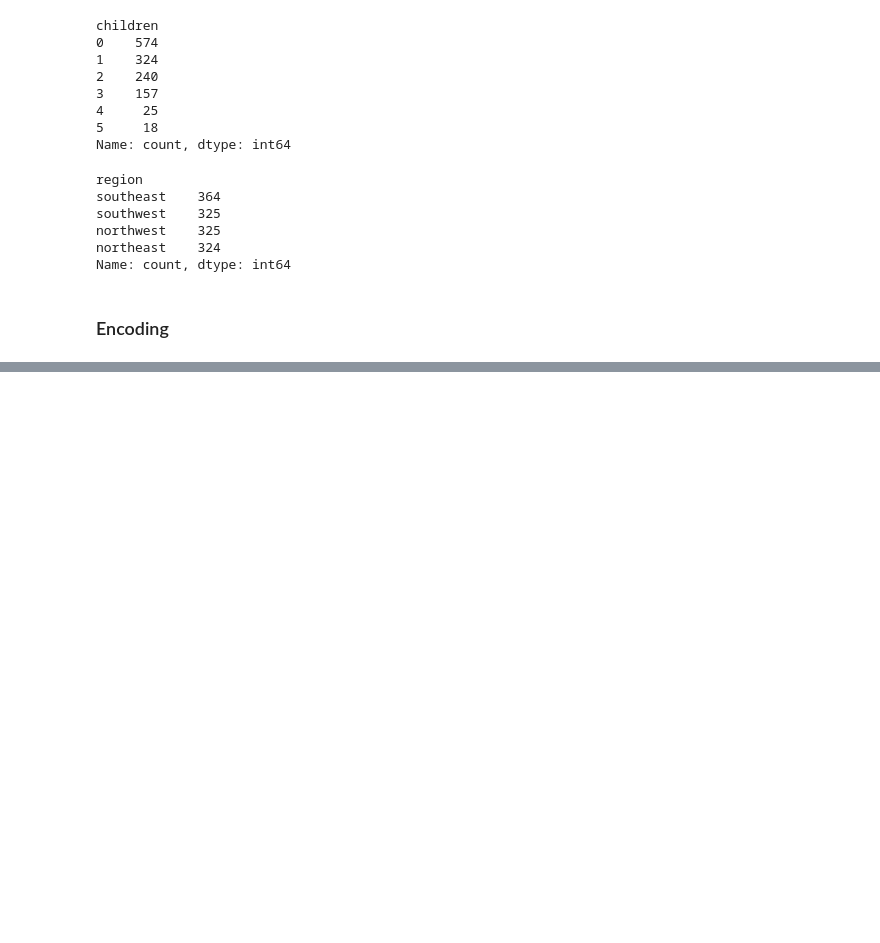
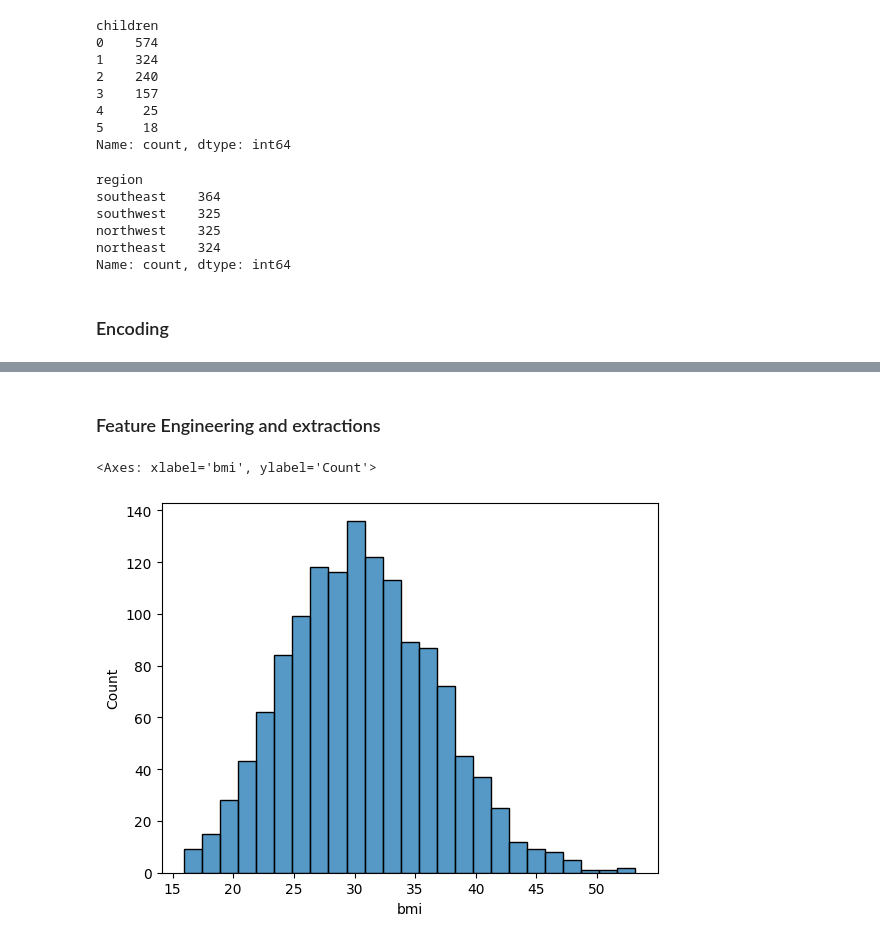
Before and after one commit to ShivamAttri05/Machine_Learning, a Jupyter notebook: 00_EDA/EDA_Project1.ipynb, the cells around one changed output, grey strips where cells are left out. Drawn from its saved outputs; the diff is of its cells as text; code cells hidden in the pictures; blank space fills up the shorter version.

```diff
--- a/00_EDA/EDA_Project1.ipynb
+++ b/00_EDA/EDA_Project1.ipynb
@@ -217,0 +231,7 @@ df_cleaned.head()
+# %% [markdown]
+### Feature Engineering and extractions
+# %%
+sns.histplot(df["bmi"])
+# %% [output]
+<Axes: xlabel='bmi', ylabel='Count'>
+[figure, added]
```
Also changed, not shown: parts of 22 cells of this notebook.
